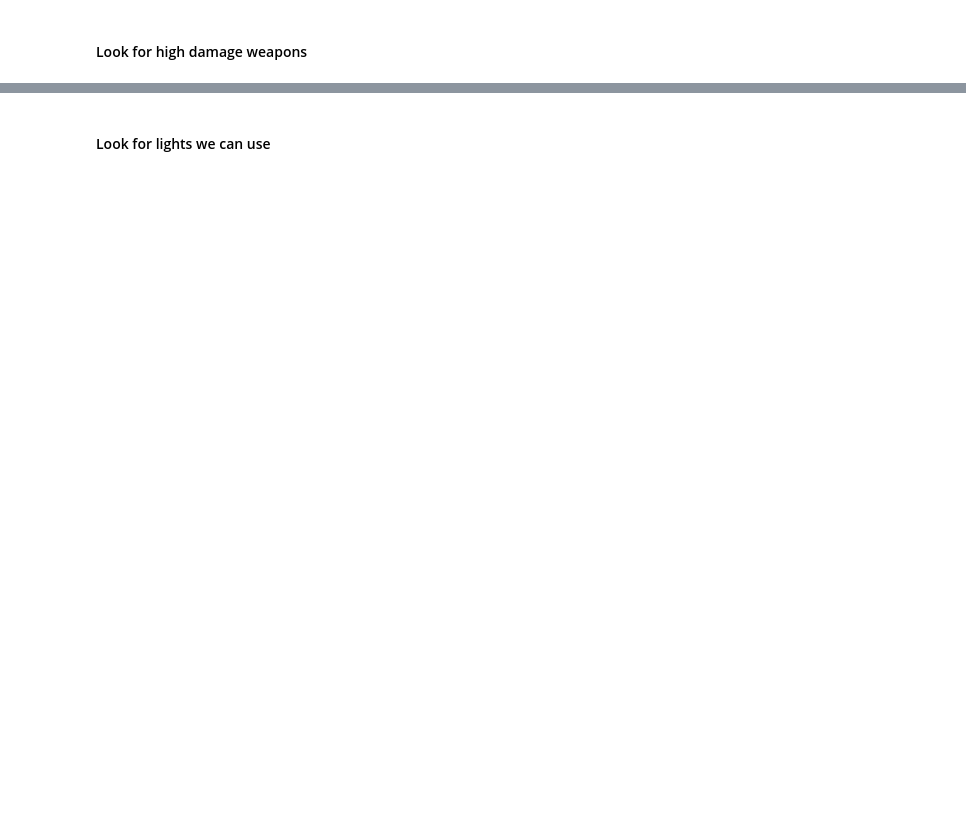
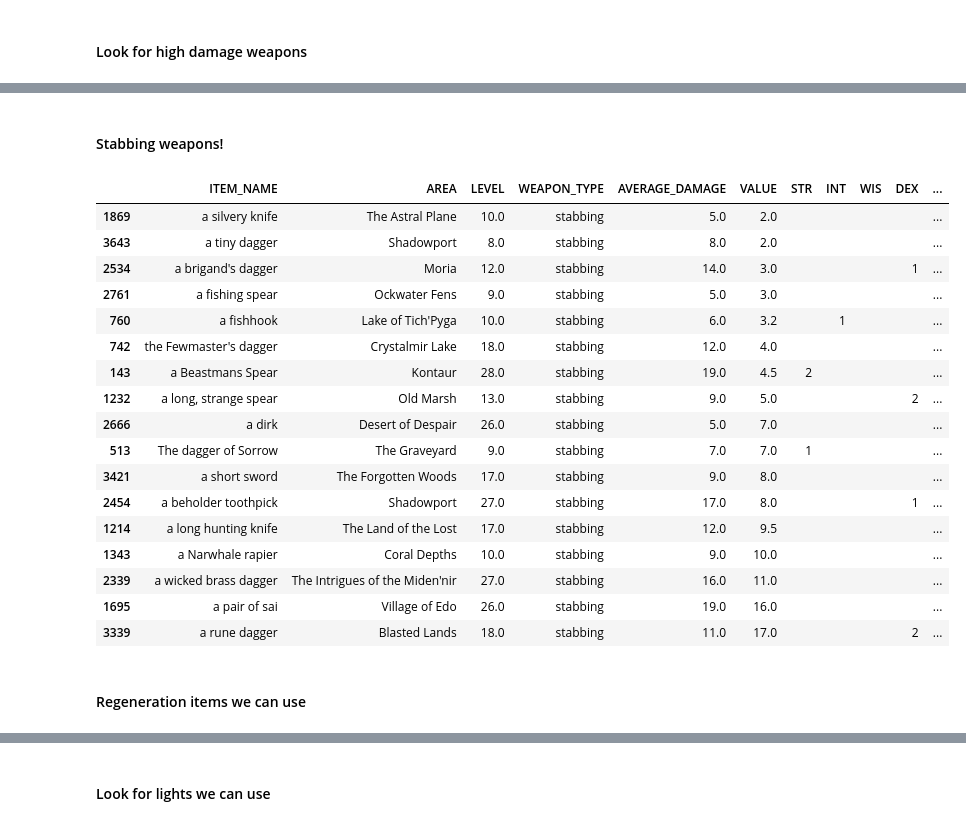
Before and after one commit to aesatchien/Rod_Mudlet, a Jupyter notebook: Database/RodQueries.ipynb, the cells around one changed output, grey strips where cells are left out. Cells and saved outputs as stored; diff of their text form; code cells hidden in the pictures; blank space fills up the shorter version.

```diff
--- a/Database/RodQueries.ipynb
+++ b/Database/RodQueries.ipynb
@@ -45,0 +59,26 @@ q
+# %% [markdown]
+#### Stabbing weapons!
+# %%
+df_stab=df.query('LEVEL<30 & LEVEL >5 & VALUE >1 & WEAPON_TYPE.str.startswith("stab")').fillna('').sort_values(by='VALUE')[weapon_cols]
+df_stab
+# %% [output]
+|  | ITEM_NAME | AREA | LEVEL | WEAPON_TYPE | AVERAGE_DAMAGE | VALUE | STR | INT | WIS | DEX | ... |
+| 1869 | a silvery knife | The Astral Plane | 10.0 | stabbing | 5.0 | 2.0 |  |  |  |  | ... |
+| 3643 | a tiny dagger | Shadowport | 8.0 | stabbing | 8.0 | 2.0 |  |  |  |  | ... |
+| 2534 | a brigand's dagger | Moria | 12.0 | stabbing | 14.0 | 3.0 |  |  |  | 1 | ... |
+| 2761 | a fishing spear | Ockwater Fens | 9.0 | stabbing | 5.0 | 3.0 |  |  |  |  | ... |
+| 760 | a fishhook | Lake of Tich'Pyga | 10.0 | stabbing | 6.0 | 3.2 |  | 1 |  |  | ... |
+| 742 | the Fewmaster's dagger | Crystalmir Lake | 18.0 | stabbing | 12.0 | 4.0 |  |  |  |  | ... |
+| 143 | a Beastmans Spear | Kontaur | 28.0 | stabbing | 19.0 | 4.5 | 2 |  |  |  | ... |
+| 1232 | a long, strange spear | Old Marsh | 13.0 | stabbing | 9.0 | 5.0 |  |  |  | 2 | ... |
+| 2666 | a dirk | Desert of Despair | 26.0 | stabbing | 5.0 | 7.0 |  |  |  |  | ... |
+| 513 | The dagger of Sorrow | The Graveyard | 9.0 | stabbing | 7.0 | 7.0 | 1 |  |  |  | ... |
+| 3421 | a short sword | The Forgotten Woods | 17.0 | stabbing | 9.0 | 8.0 |  |  |  |  | ... |
+| 2454 | a beholder toothpick | Shadowport | 27.0 | stabbing | 17.0 | 8.0 |  |  |  | 1 | ... |
+| 1214 | a long hunting knife | The Land of the Lost | 17.0 | stabbing | 12.0 | 9.5 |  |  |  |  | ... |
+| 1343 | a Narwhale rapier | Coral Depths | 10.0 | stabbing | 9.0 | 10.0 |  |  |  |  | ... |
+| 2339 | a wicked brass dagger | The Intrigues of the Miden'nir | 27.0 | stabbing | 16.0 | 11.0 |  |  |  |  | ... |
+| 1695 | a pair of sai | Village of Edo | 26.0 | stabbing | 19.0 | 16.0 |  |  |  |  | ... |
+| 3339 | a rune dagger | Blasted Lands | 18.0 | stabbing | 11.0 | 17.0 |  |  |  | 2 | ... |
+# %% [markdown]
+#### Regeneration items we can use
```
Also changed, not shown: parts of 52 cells of this notebook, 4 other files.
